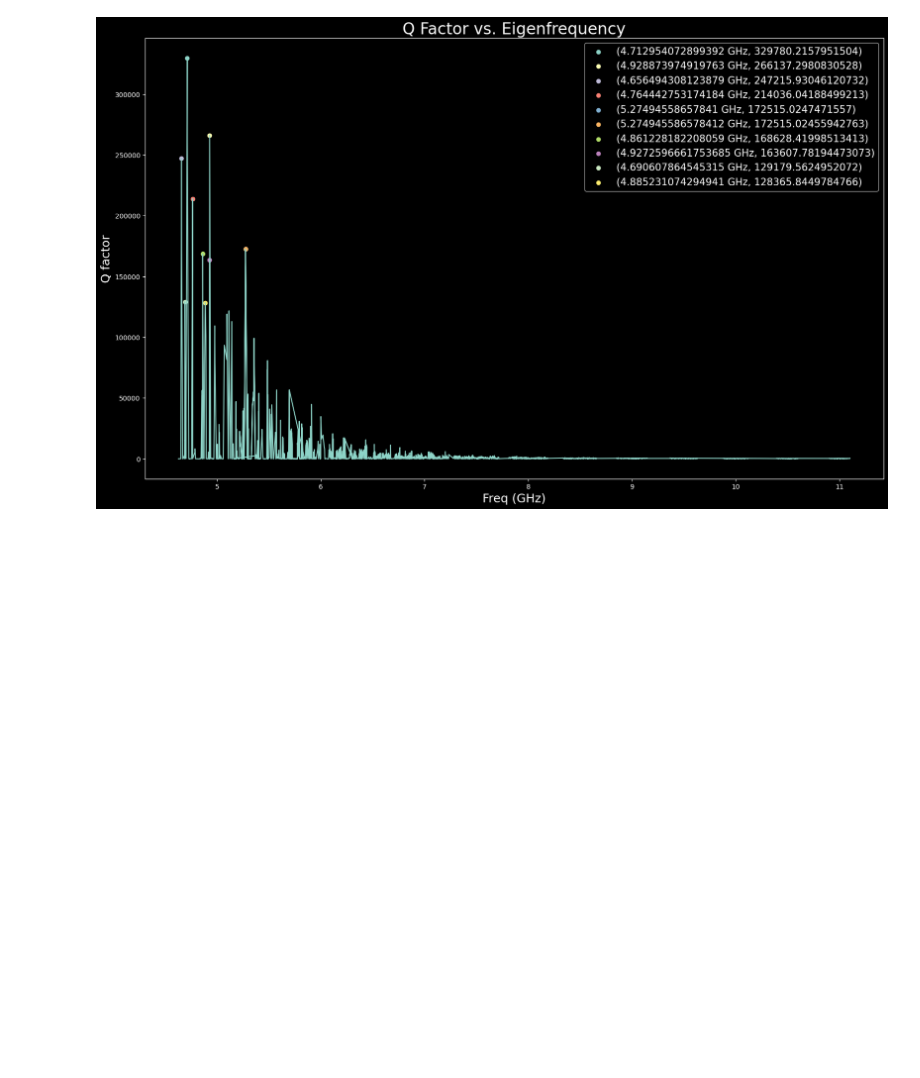
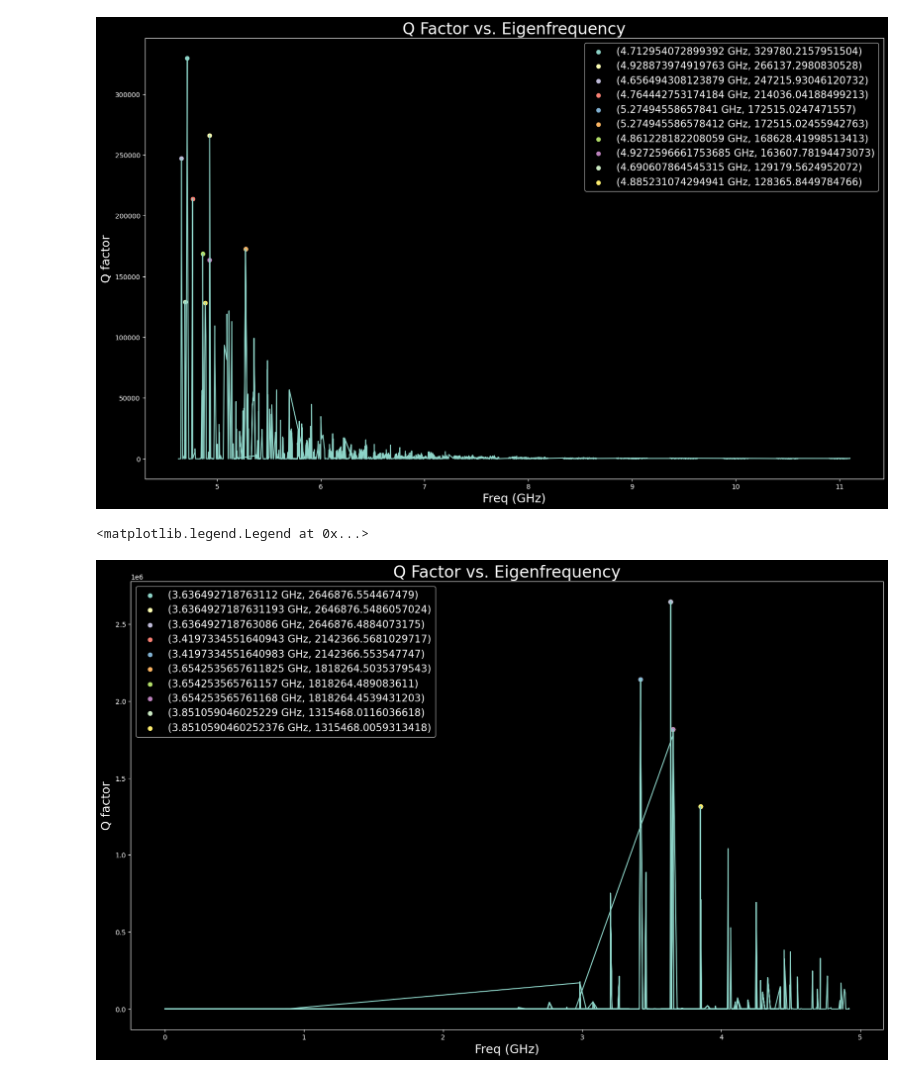
Before and after one commit to leay01/whispering_gallery_MAIN, a Jupyter notebook: wgm_code/Q_fac_analysis/Qfac_new.ipynb, the cells around one changed output. Drawn from its saved outputs; the diff is of its cells as text; code cells hidden in the pictures; blank space fills up the shorter version.

```diff
--- a/wgm_code/Q_fac_analysis/Qfac_new.ipynb
+++ b/wgm_code/Q_fac_analysis/Qfac_new.ipynb
@@ -12,6 +12,7 @@ plt.rcParams['axes.titlesize'] = 24
 plt.rcParams['legend.fontsize'] = 15
 # %%
 Q5to11 = pd.read_csv('/Users/leayamashiro/whispering_gallery_MAIN/wgm_code/Q_fac_data/Qfac_eigensweep_5to11GHz.csv', skiprows=4)
+Q1to5 = pd.read_csv('/Users/leayamashiro/whispering_gallery_MAIN/wgm_code/Q_fac_data/Qfac_eigensweep_1to5GHz.csv', skiprows=4)
 # %%
 Q5to11
 # %% [output]
@@ -34,3 +51,9 @@ Q_peak_freqs = Q5to11['Frequency (GHz)'].loc[Q_peaks]
 Q_peak_Qs = Q5to11['Quality factor (1)'].loc[Q_peaks]
 peak_dict = {'freqs': Q_peak_freqs, 'Q': Q_peak_Qs}
 peaks = pd.DataFrame(peak_dict).sort_values('Q', ascending=False).reset_index(inplace=False)
+# %%
+Q_peaks1, _1 = spg.find_peaks(Q1to5['Quality factor (1)'])
+Q_peak_freqs1 = Q1to5['Frequency (GHz)'].loc[Q_peaks1]
+Q_peak_Qs1 = Q1to5['Quality factor (1)'].loc[Q_peaks1]
+peak_dict1 = {'freqs': Q_peak_freqs1, 'Q': Q_peak_Qs1}
+peaks1 = pd.DataFrame(peak_dict1).sort_values('Q', ascending=False).reset_index(inplace=False)
@@ -69,3 +111,5 @@ top_peaks
+# %%
+top_peaks1 = peaks1[0:10]
 # %%
 def plot_Qvfreq(df):
     plt.plot(df['Frequency (GHz)'], df['Quality factor (1)'])
@@ -82,3 +126,13 @@ plt.legend()
 # %% [output]
 <matplotlib.legend.Legend at 0x...>
 [figure]
+# %%
+plt.figure(figsize = (20,12))
+plot_Qvfreq(Q1to5)
+for i in range(len(top_peaks1)):
+    plt.scatter(top_peaks1['freqs'].loc[i], top_peaks1['Q'].loc[i],
+                label = f'({top_peaks1["freqs"][i]} GHz, {top_peaks1["Q"][i]})')
+plt.legend()
+# %% [output]
+<matplotlib.legend.Legend at 0x...>
+[figure, added]
```
Also changed, not shown: parts of 6 cells of this notebook, 1 other file.
